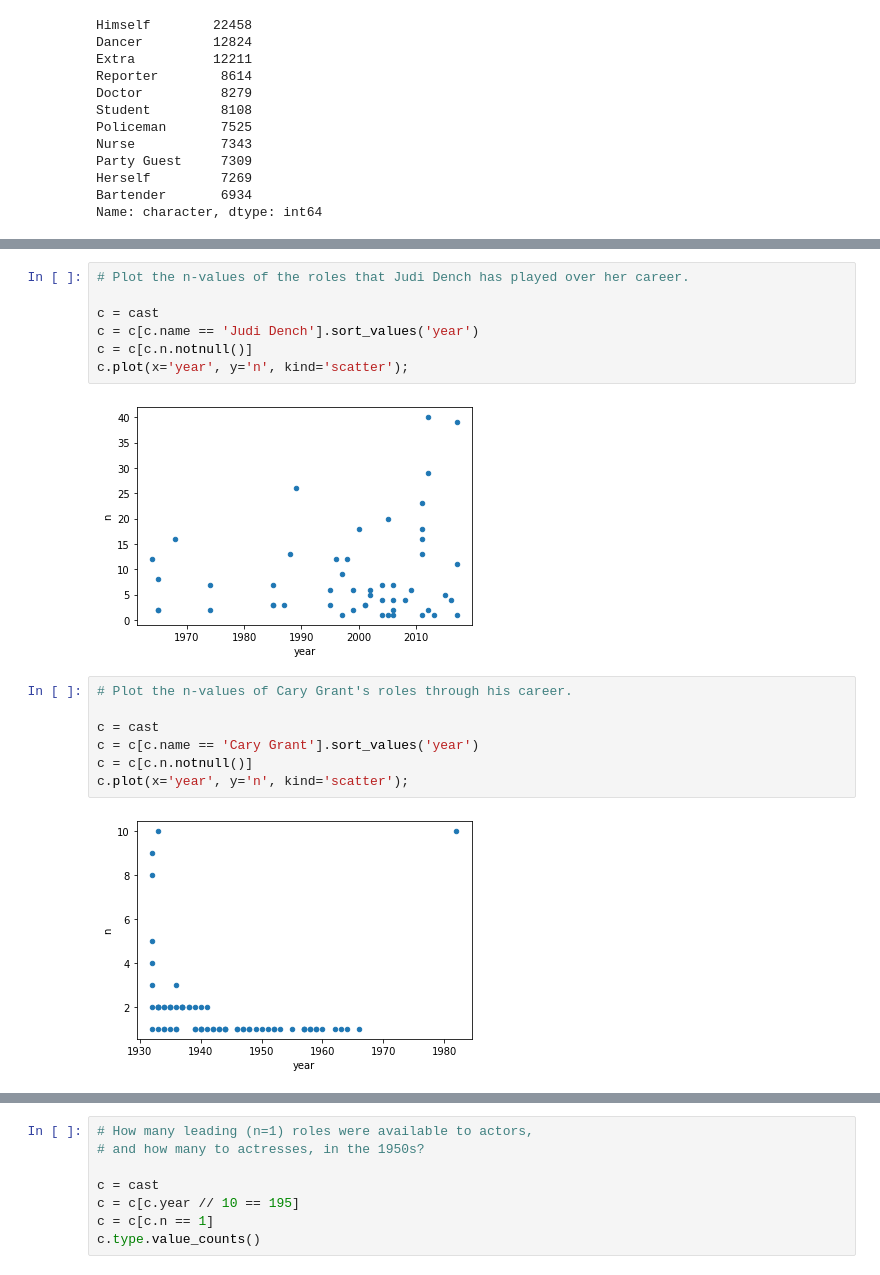
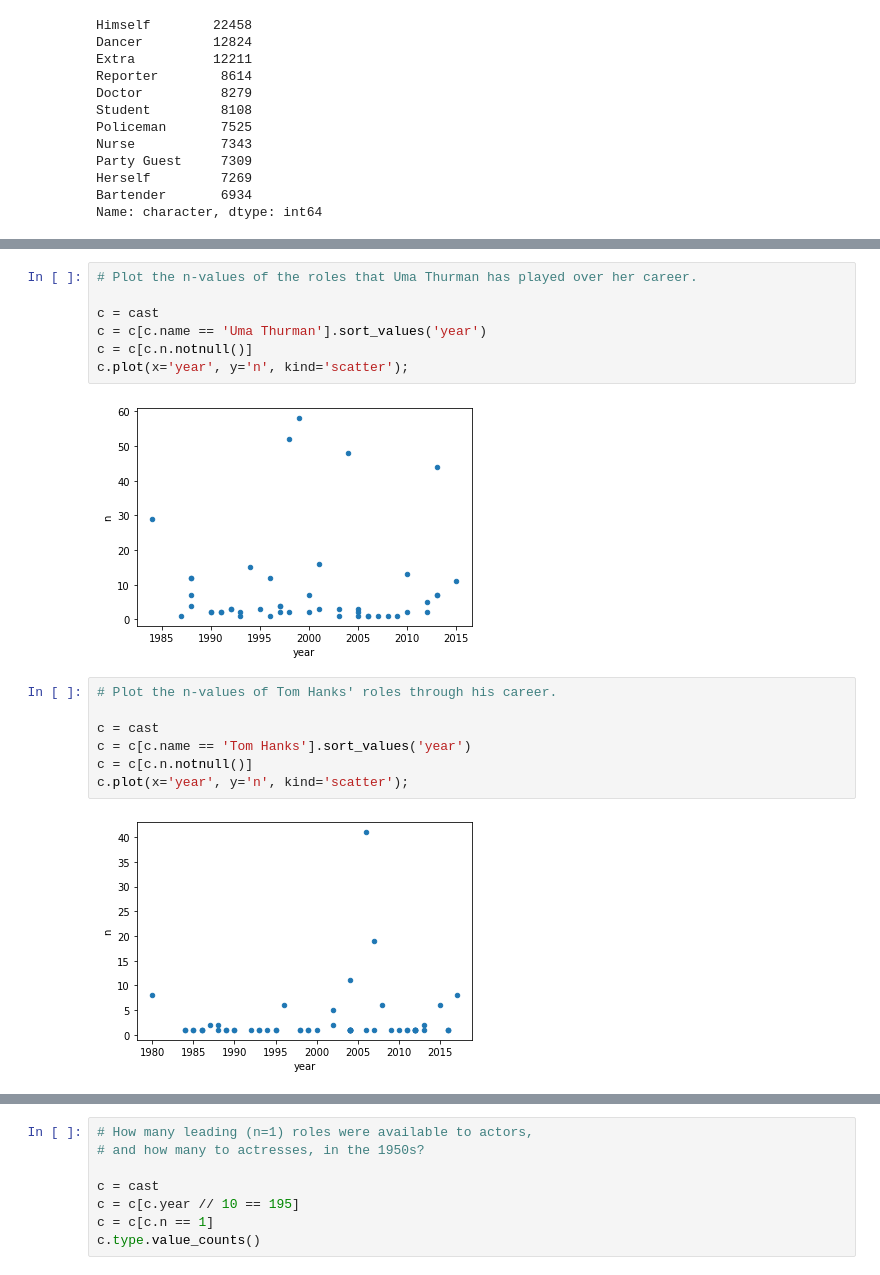
Before and after one commit to nonZero/pycon-pandas-tutorial, a Jupyter notebook: Solutions-2.ipynb, the cells around one changed output, grey strips where cells are left out. Cells and saved outputs as stored; diff of their text form.

Commit message:
Update some movie names, actors etc. cleanup split.py .

```diff
--- a/Solutions-2.ipynb
+++ b/Solutions-2.ipynb
@@ -219,20 +201,20 @@ Science Club Member      5
 Science                  4
 Name: character, dtype: int64
 # %%
-# Plot the n-values of the roles that Judi Dench has played over her career.
+# Plot the n-values of the roles that Uma Thurman has played over her career.
 
 c = cast
-c = c[c.name == 'Judi Dench'].sort_values('year')
+c = c[c.name == 'Uma Thurman'].sort_values('year')
 c = c[c.n.notnull()]
 c.plot(x='year', y='n', kind='scatter');
 # %% [output]
-[figure, old version]
+[figure, new version]
 # %%
-# Plot the n-values of Cary Grant's roles through his career.
+# Plot the n-values of Tom Hanks' roles through his career.
 
 c = cast
-c = c[c.name == 'Cary Grant'].sort_values('year')
+c = c[c.name == 'Tom Hanks'].sort_values('year')
 c = c[c.n.notnull()]
 c.plot(x='year', y='n', kind='scatter');
 # %% [output]
-[figure, old version]
+[figure, new version]
```
Also changed, not shown: parts of 12 cells of this notebook, 9 other files.
